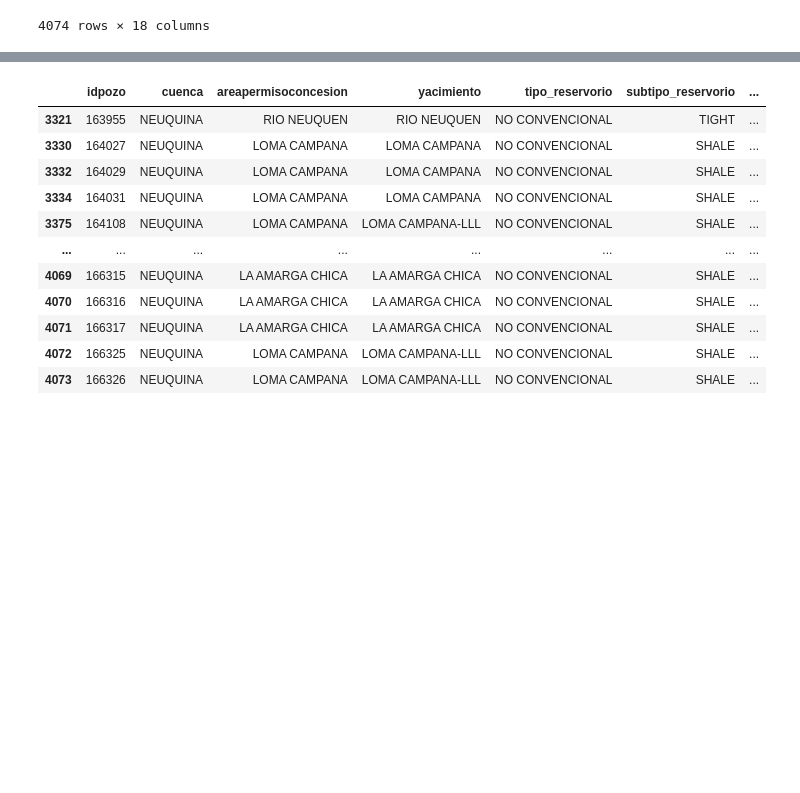
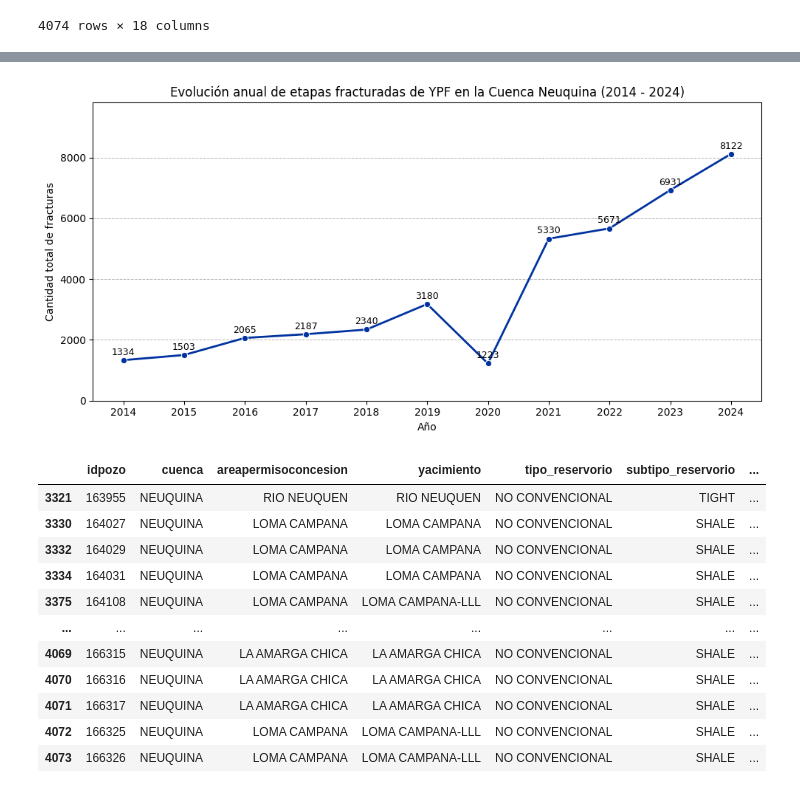
Before and after one commit to antonellafontanetto/Etapas-Fracturadas---YPF, a Jupyter notebook: Etapas_Fracturadas_de_YPF.ipynb, the cells around one changed output, grey strips where cells are left out. Drawn from its saved outputs; the diff is of its cells as text; code cells hidden in the pictures; blank space fills up the shorter version.

```diff
--- a/Etapas_Fracturadas_de_YPF.ipynb
+++ b/Etapas_Fracturadas_de_YPF.ipynb
@@ -33,3 +33,8 @@ etapasfracturadas
 | 4072 | 166325 | NEUQUINA | LOMA CAMPANA | LOMA CAMPANA-LLL | NO CONVENCIONAL | SHALE | ... |
 | 4073 | 166326 | NEUQUINA | LOMA CAMPANA | LOMA CAMPANA-LLL | NO CONVENCIONAL | SHALE | ... |
 4074 rows × 18 columns
+# %%
+#Filtro por cada dataset solo los registros para YPF S.A.
+ef_ypf_total = etapasfracturadas[(etapasfracturadas['empresa_informante'] == 'YPF S.A.')&(etapasfracturadas['cuenca'] == 'NEUQUINA')]
+
+ef_ypf_total
@@ -36,3 +55,50 @@ etapasfracturadas
+# %%
+import matplotlib.pyplot as plt
+import seaborn as sns
+
+# Calcular fracturas totales por año
+fractures_per_year = ef_ypf_total.groupby('anio')['cantidad_fracturas'].sum().reset_index()
+
+# Filtrar desde 2014 hasta 2024
+fractures_per_year_filtered = fractures_per_year[
+    (fractures_per_year['anio'] >= 2014) & (fractures_per_year['anio'] <= 2024)
+]
+
+# Crear gráfico
+plt.figure(figsize=(10, 5))
+ax = sns.lineplot(
+    data=fractures_per_year_filtered,
+    x='anio',
+    y='cantidad_fracturas',
+    marker='o',
+    color='#0033A0',  # Azul fuerte YPF
+    linewidth=2
+)
+
+# Título y etiquetas
+plt.title('Evolución anual de etapas fracturadas de YPF en la Cuenca Neuquina (2014 - 2024)')
+plt.xlabel('Año')
+plt.ylabel('Cantidad total de fracturas')
+plt.xticks(fractures_per_year_filtered['anio'])
+
+# Configurar líneas de la grilla
+ax.xaxis.grid(False)
+ax.yaxis.grid(True, linestyle='--', linewidth=0.7)
+
+# Agregar etiquetas sobre cada punto
+for i, row in fractures_per_year_filtered.iterrows():
+    ax.text(row['anio'], row['cantidad_fracturas'] + 100,
+            str(int(row['cantidad_fracturas'])),
+            ha='center', va='bottom', fontsize=9)
+
+# Extender límite del eje Y
+y_max = fractures_per_year_filtered['cantidad_fracturas'].max()
+plt.ylim(0, y_max + 1700)
+
+plt.tight_layout()
+plt.show()
+# %% [output]
+[figure, added]
 # %%
 #Filtro por cada dataset solo los registros para YPF S.A.
 ef_ypf = etapasfracturadas[(etapasfracturadas['empresa_informante'] == 'YPF S.A.')&(etapasfracturadas['cuenca'] == 'NEUQUINA')&(etapasfracturadas['anio']>2022)]
```
Also changed, not shown: parts of 2 cells of this notebook.
